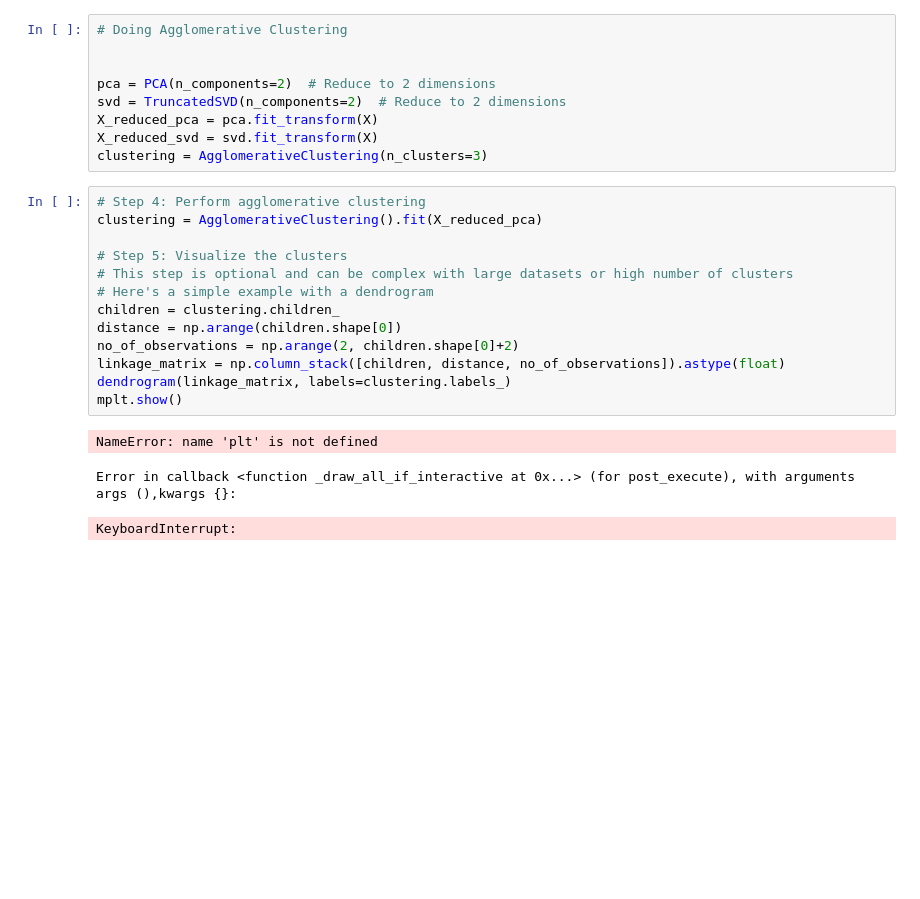
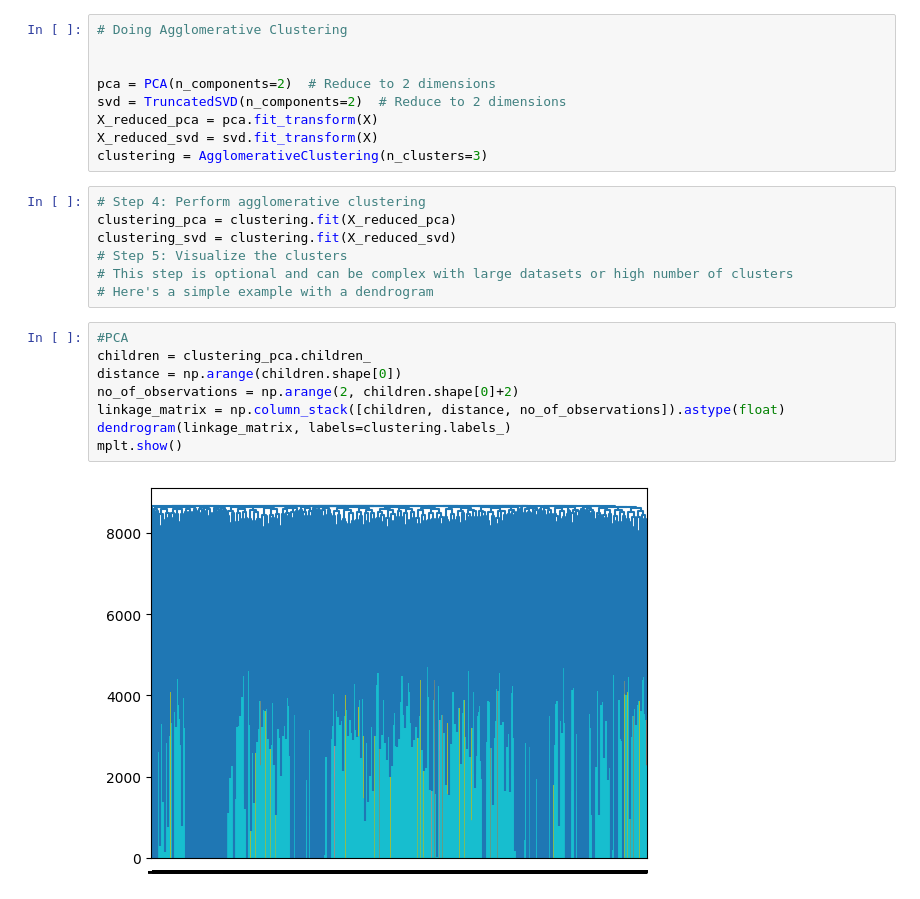
Before and after one commit to BearTeddy/MBTI_NLP, a Jupyter notebook: mbti/src/main.ipynb, the cells around one changed output. Drawn from its saved outputs; the diff is of its cells as text; blank space fills up the shorter version.

Commit message:
added clustering

```diff
--- a/mbti/src/main.ipynb
+++ b/mbti/src/main.ipynb
@@ -322,18 +329,18 @@ X_reduced_svd = svd.fit_transform(X)
 clustering = AgglomerativeClustering(n_clusters=3)
 # %%
 # Step 4: Perform agglomerative clustering
-clustering = AgglomerativeClustering().fit(X_reduced_pca)
-
+clustering_pca = clustering.fit(X_reduced_pca)
+clustering_svd = clustering.fit(X_reduced_svd)
 # Step 5: Visualize the clusters
 # This step is optional and can be complex with large datasets or high number of clusters
 # Here's a simple example with a dendrogram
-children = clustering.children_
-distance = np.arange(children.shape[0])
-no_of_observations = np.arange(2, children.shape[0]+2)
-linkage_matrix = np.column_stack([children, distance, no_of_observations]).astype(float)
-dendrogram(linkage_matrix, labels=clustering.labels_)
-mplt.show()
-# %% [output]
-NameError: name 'plt' is not defined
-Error in callback <function _draw_all_if_interactive at 0x...> (for post_execute), with arguments args (),kwargs {}:
-KeyboardInterrupt:
+# %%
+#PCA
+children = clustering_pca.children_
+distance = np.arange(children.shape[0])
+no_of_observations = np.arange(2, children.shape[0]+2)
+linkage_matrix = np.column_stack([children, distance, no_of_observations]).astype(float)
+dendrogram(linkage_matrix, labels=clustering.labels_)
+mplt.show()
+# %% [output]
+[figure, added]
```
Also changed, not shown: parts of 6 cells of this notebook.
